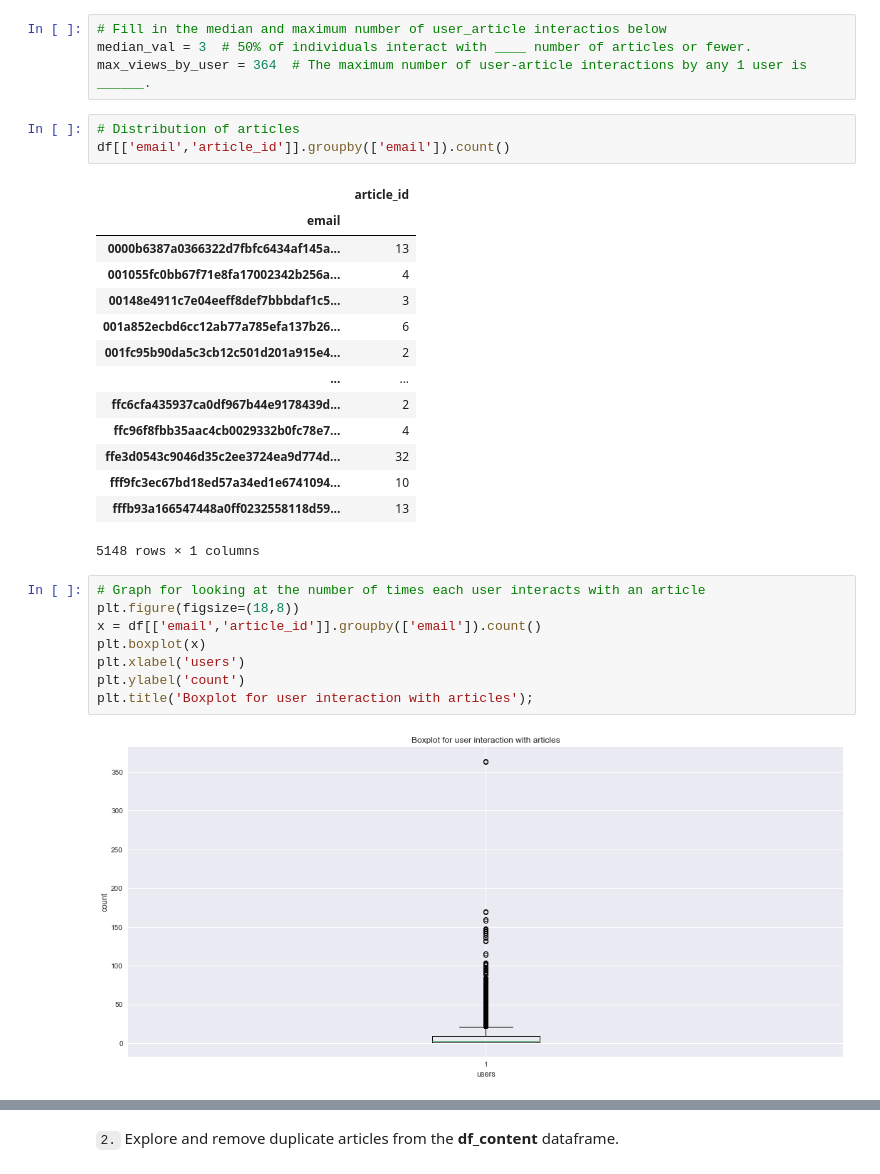
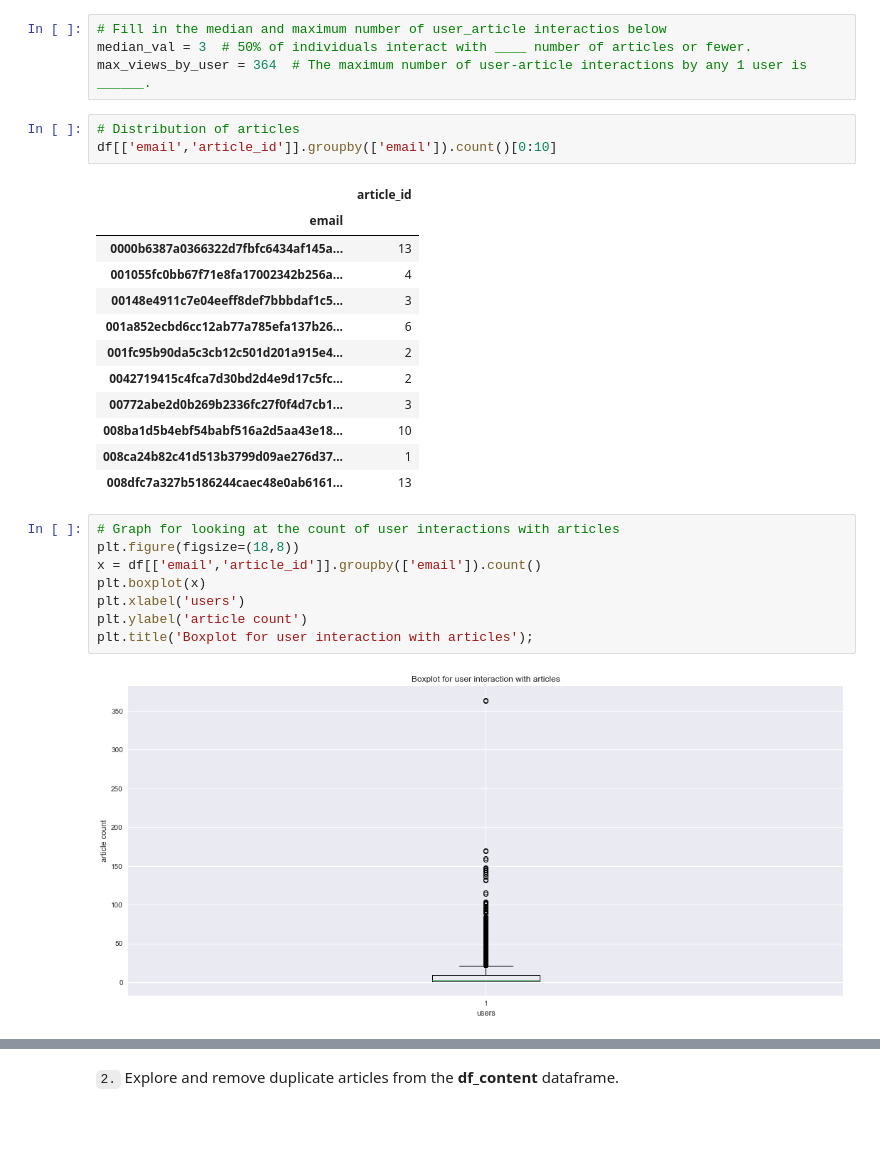
Before and after one commit to Prabhmit/Recommendations_with_IBM, a Jupyter notebook: Recommendations_with_IBM.ipynb, the cells around one changed output, grey strips where cells are left out. Cells and saved outputs as stored; diff of their text form; blank space fills up the shorter version.

```diff
--- a/Recommendations_with_IBM.ipynb
+++ b/Recommendations_with_IBM.ipynb
@@ -92,7 +92,7 @@ median_val = 3  # 50% of individuals interact with ____ number of articles or fe
 max_views_by_user = 364  # The maximum number of user-article interactions by any 1 user is ______.
 # %%
 # Distribution of articles
-df[['email','article_id']].groupby(['email']).count()
+df[['email','article_id']].groupby(['email']).count()[0:10]
 # %% [output]
 |  | article_id |
 | email |  |
@@ -101,20 +101,18 @@ df[['email','article_id']].groupby(['email']).count()
 | 00148e4911c7e04eeff8def7bbbdaf1c5... | 3 |
 | 001a852ecbd6cc12ab77a785efa137b26... | 6 |
 | 001fc95b90da5c3cb12c501d201a915e4... | 2 |
-| ... | ... |
-| ffc6cfa435937ca0df967b44e9178439d... | 2 |
-| ffc96f8fbb35aac4cb0029332b0fc78e7... | 4 |
-| ffe3d0543c9046d35c2ee3724ea9d774d... | 32 |
-| fff9fc3ec67bd18ed57a34ed1e6741094... | 10 |
-| fffb93a166547448a0ff0232558118d59... | 13 |
+| 0042719415c4fca7d30bd2d4e9d17c5fc... | 2 |
+| 00772abe2d0b269b2336fc27f0f4d7cb1... | 3 |
+| 008ba1d5b4ebf54babf516a2d5aa43e18... | 10 |
+| 008ca24b82c41d513b3799d09ae276d37... | 1 |
+| 008dfc7a327b5186244caec48e0ab6161... | 13 |
-5148 rows × 1 columns
 # %%
-# Graph for looking at the number of times each user interacts with an article
+# Graph for looking at the count of user interactions with articles
 plt.figure(figsize=(18,8))
 x = df[['email','article_id']].groupby(['email']).count()
 plt.boxplot(x)
 plt.xlabel('users')
-plt.ylabel('count')
+plt.ylabel('article count')
 plt.title('Boxplot for user interaction with articles');
 # %% [output]
-[figure, old version]
+[figure, new version]
```
Also changed, not shown: parts of 43 cells of this notebook.
